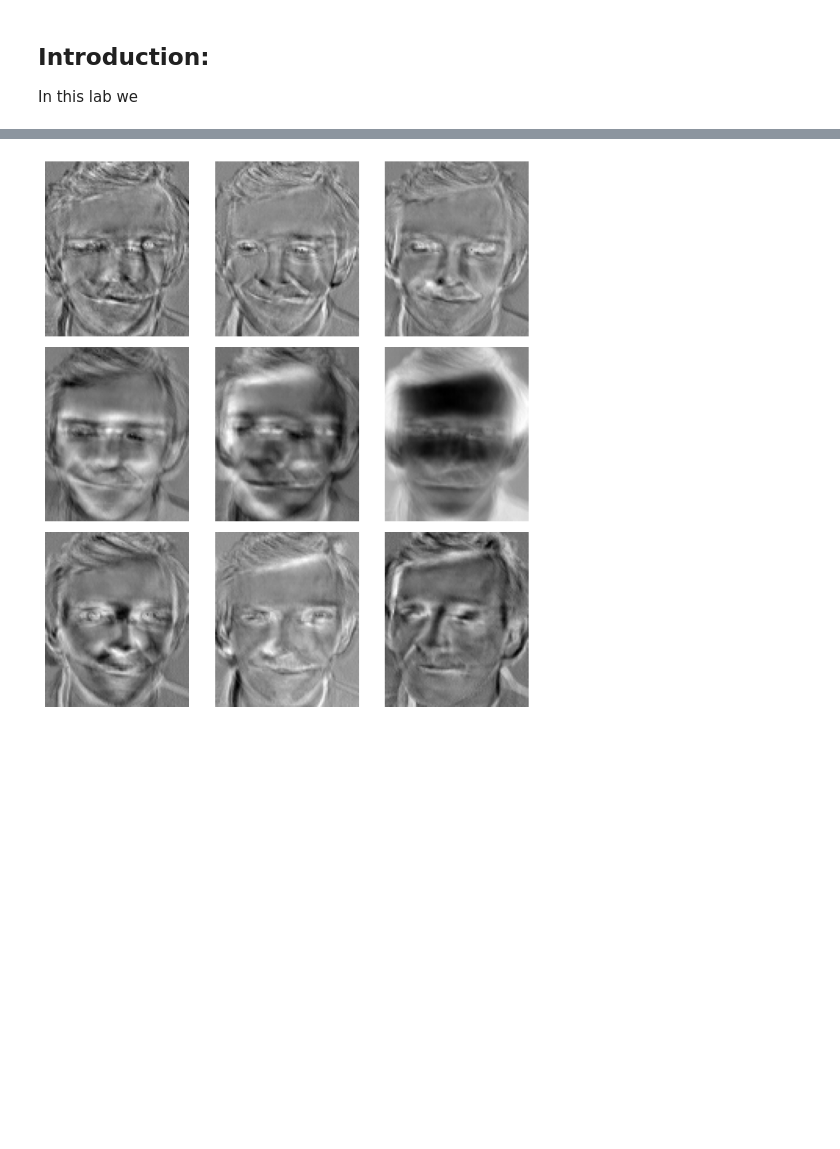
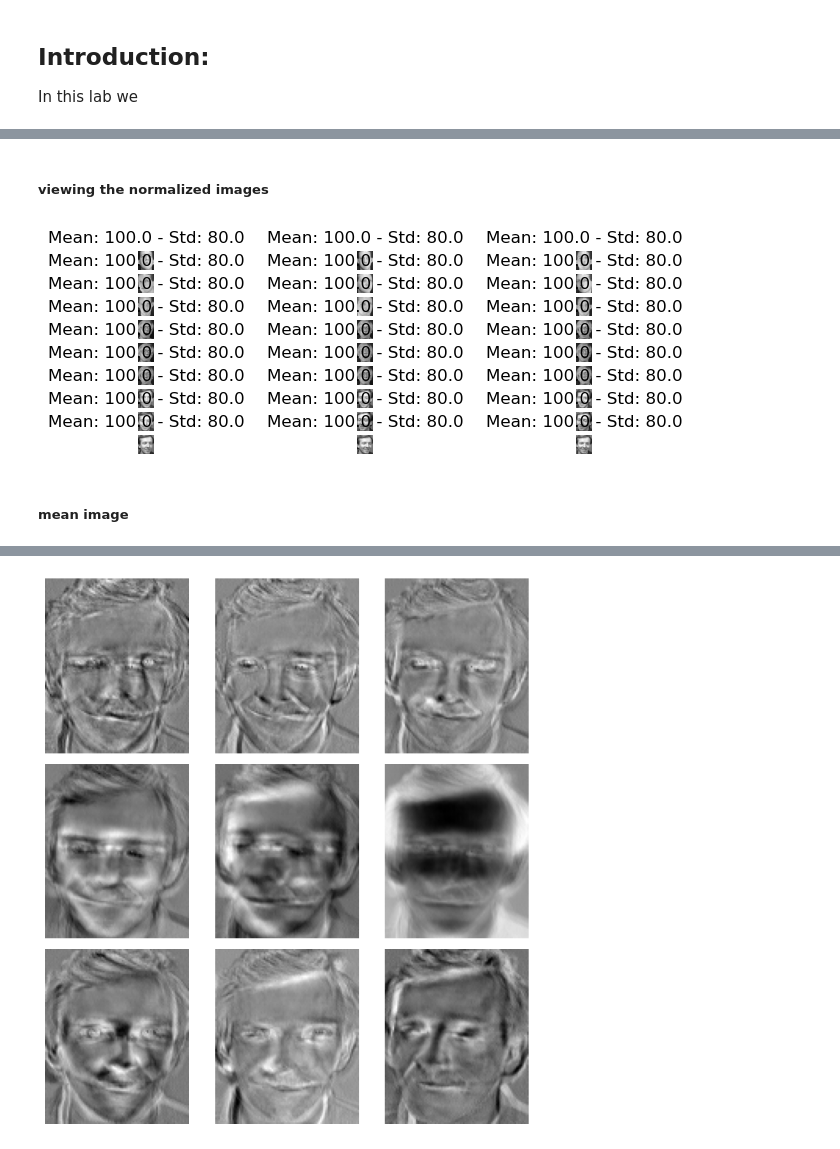
Before and after one commit to Abid-Al-Labib/ENCM-509, a Jupyter notebook: lab 6/lab06.ipynb, the cells around one changed output, grey strips where cells are left out. Cells and saved outputs as stored; diff of their text form; code cells hidden in the pictures; blank space fills up the shorter version.

```diff
--- a/lab 6/lab06.ipynb
+++ b/lab 6/lab06.ipynb
@@ -173,0 +143,15 @@ plt.title('Mean Image');
+# %% [markdown]
+##### viewing the normalized images
+# %%
+plt.figure(figsize=(8,8))
+for i in range(27):
+    img = np.reshape(S[:,i], (irow, icol))
+
+    plt.subplot(27,3,i+1)
+    plt.imshow(img, cmap='gray')
+    plt.axis('off')
+    plt.title('Mean: %.1f - Std: %.1f' % (np.mean(img), np.std(img)))
+# %% [output]
+[figure, added]
+# %% [markdown]
+##### mean image
```
Also changed, not shown: parts of 12 cells of this notebook.
